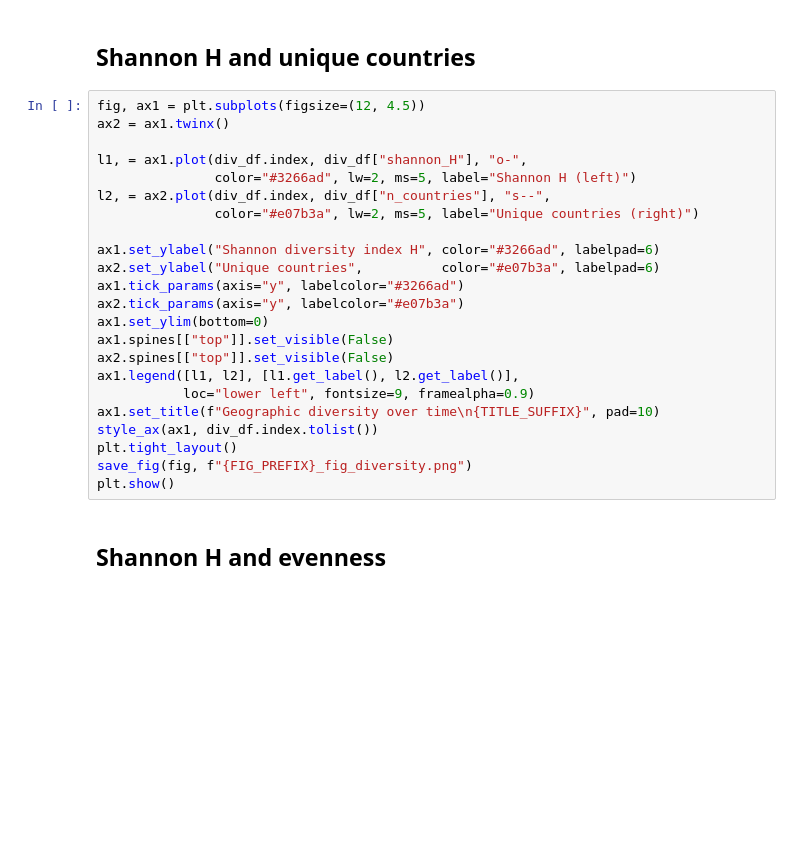
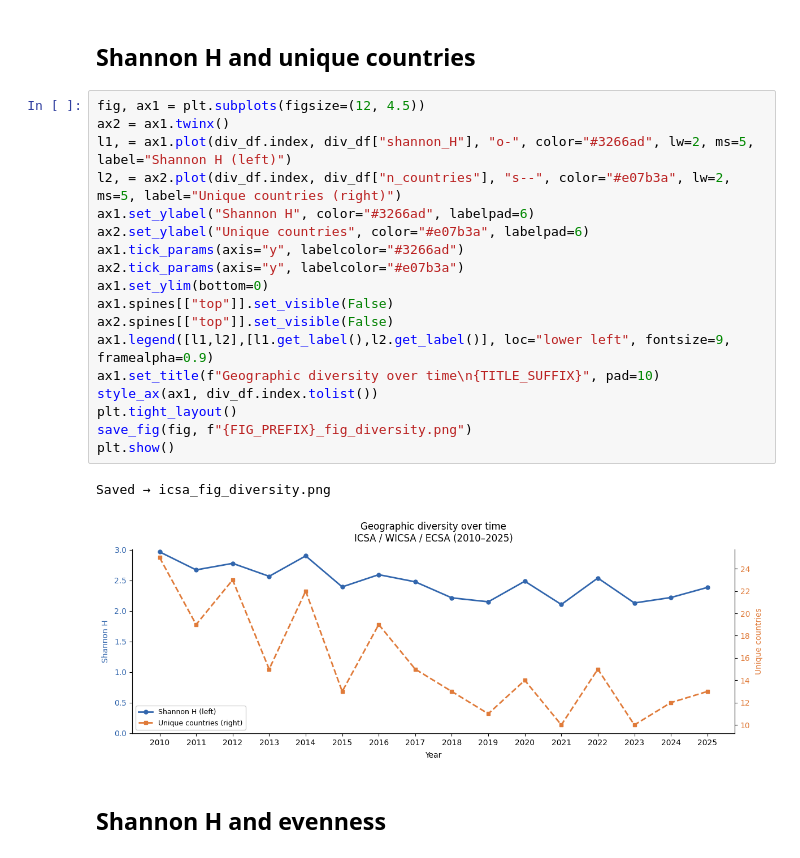
Before and after one commit to amyhoyt625/geo_data, a Jupyter notebook: src/analysis/icsa_timeseries.ipynb, the cells around one changed output. Cells and saved outputs as stored; diff of their text form; blank space fills up the shorter version.

```diff
--- a/src/analysis/icsa_timeseries.ipynb
+++ b/src/analysis/icsa_timeseries.ipynb
@@ -200,26 +169,24 @@ plt.show()
 # %%
 fig, ax1 = plt.subplots(figsize=(12, 4.5))
 ax2 = ax1.twinx()
-
-l1, = ax1.plot(div_df.index, div_df["shannon_H"], "o-",
-               color="#3266ad", lw=2, ms=5, label="Shannon H (left)")
-l2, = ax2.plot(div_df.index, div_df["n_countries"], "s--",
-               color="#e07b3a", lw=2, ms=5, label="Unique countries (right)")
-
-ax1.set_ylabel("Shannon diversity index H", color="#3266ad", labelpad=6)
-ax2.set_ylabel("Unique countries",          color="#e07b3a", labelpad=6)
+l1, = ax1.plot(div_df.index, div_df["shannon_H"], "o-", color="#3266ad", lw=2, ms=5, label="Shannon H (left)")
+l2, = ax2.plot(div_df.index, div_df["n_countries"], "s--", color="#e07b3a", lw=2, ms=5, label="Unique countries (right)")
+ax1.set_ylabel("Shannon H", color="#3266ad", labelpad=6)
+ax2.set_ylabel("Unique countries", color="#e07b3a", labelpad=6)
 ax1.tick_params(axis="y", labelcolor="#3266ad")
 ax2.tick_params(axis="y", labelcolor="#e07b3a")
 ax1.set_ylim(bottom=0)
 ax1.spines[["top"]].set_visible(False)
 ax2.spines[["top"]].set_visible(False)
-ax1.legend([l1, l2], [l1.get_label(), l2.get_label()],
-           loc="lower left", fontsize=9, framealpha=0.9)
+ax1.legend([l1,l2],[l1.get_label(),l2.get_label()], loc="lower left", fontsize=9, framealpha=0.9)
 ax1.set_title(f"Geographic diversity over time\n{TITLE_SUFFIX}", pad=10)
 style_ax(ax1, div_df.index.tolist())
 plt.tight_layout()
 save_fig(fig, f"{FIG_PREFIX}_fig_diversity.png")
 plt.show()
+# %% [output]
+Saved → icsa_fig_diversity.png
+[figure, added]
 # %% [markdown]
 ## Shannon H and evenness
 # %%
```
Also changed, not shown: parts of 13 cells of this notebook, 15 other files.
